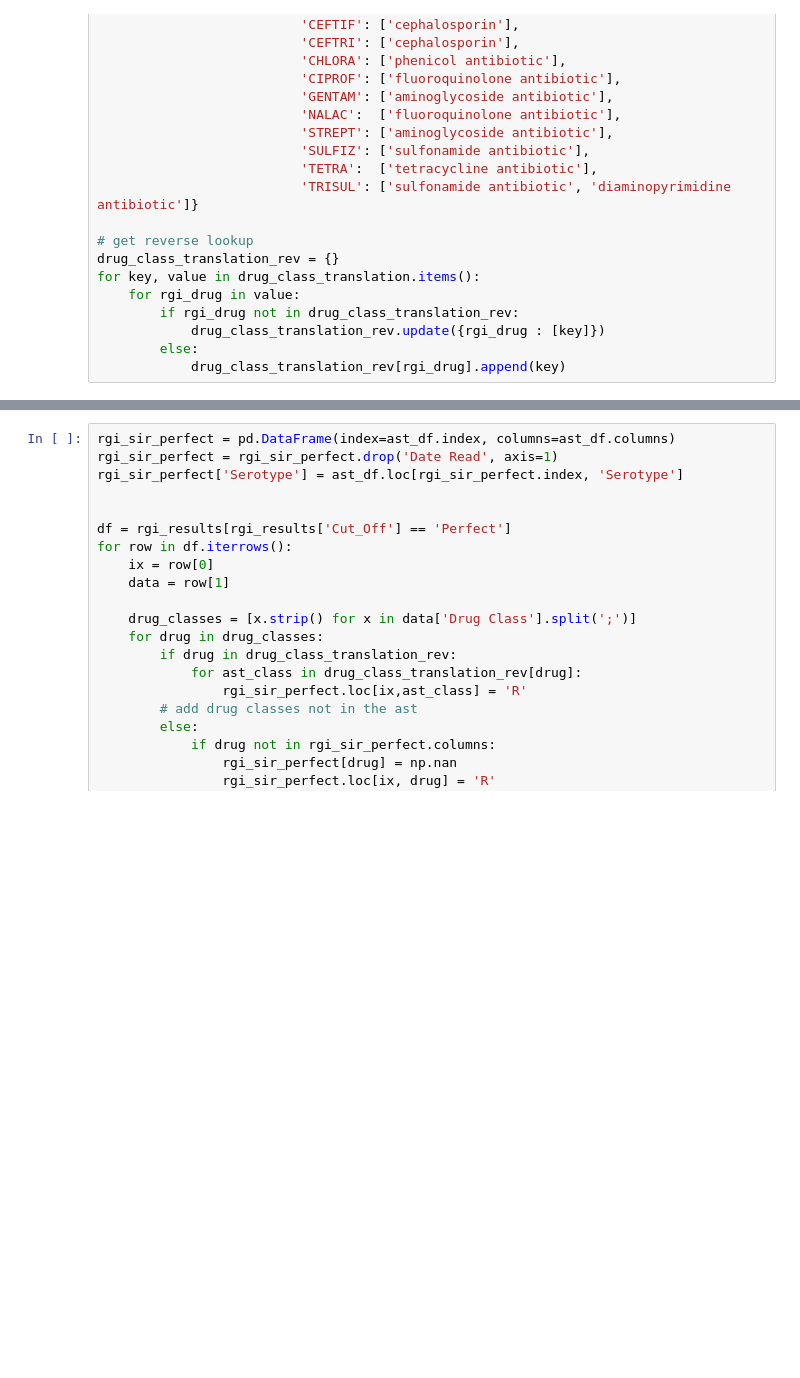
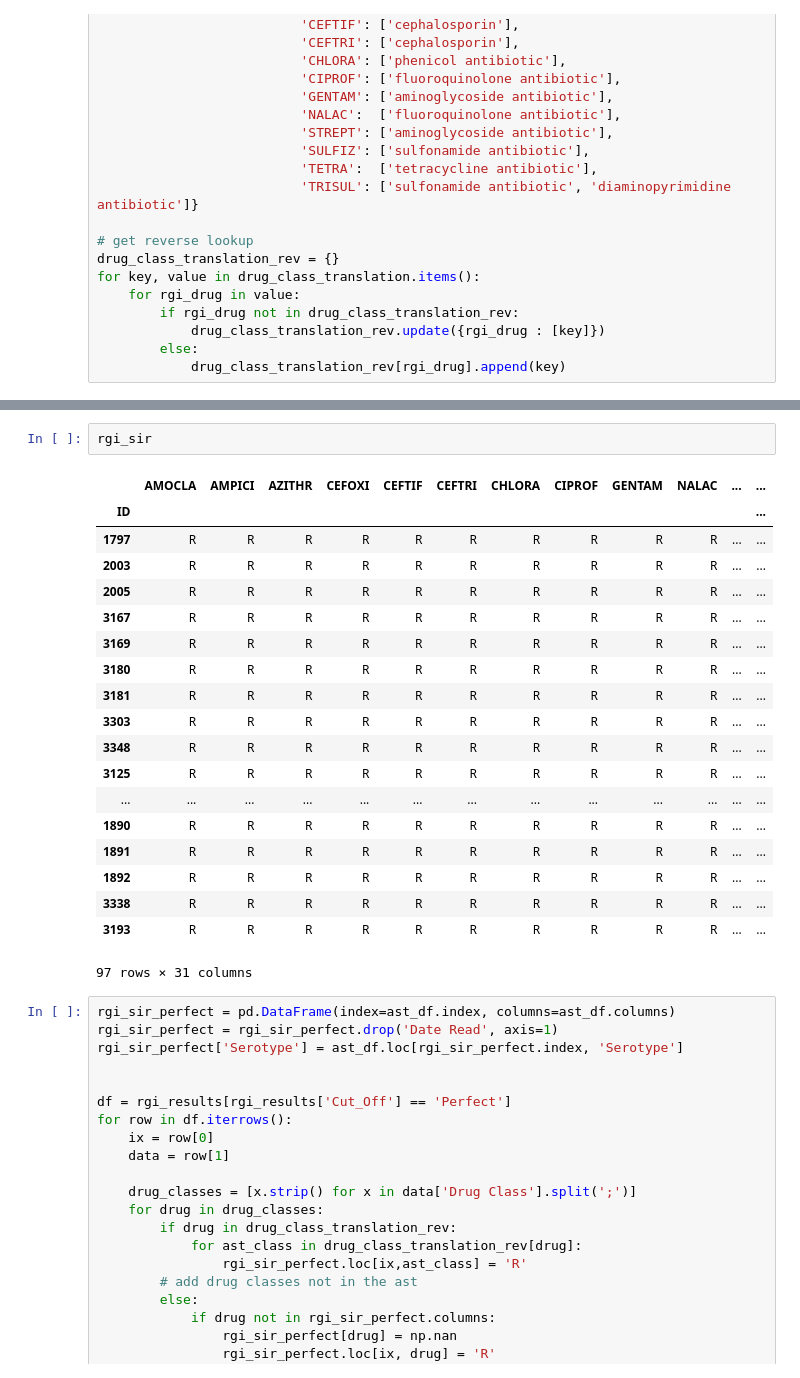
Before and after one commit to fmaguire/aafc_salmonella, a Jupyter notebook: salmonella_analyses.ipynb, the cells around one changed output, grey strips where cells are left out. Drawn from its saved outputs; the diff is of its cells as text; blank space fills up the shorter version.

```diff
--- a/salmonella_analyses.ipynb
+++ b/salmonella_analyses.ipynb
@@ -883,6 +888,28 @@ emrD  missing drug class information
 emrD  missing drug class information
 emrD  missing drug class information
 emrD  missing drug class information
+# %%
+rgi_sir
+# %% [output]
+|  | AMOCLA | AMPICI | AZITHR | CEFOXI | CEFTIF | CEFTRI | CHLORA | CIPROF | GENTAM | NALAC | ... | ... |
+| ID |  |  |  |  |  |  |  |  |  |  |  | ... |
+| 1797 | R | R | R | R | R | R | R | R | R | R | ... | ... |
+| 2003 | R | R | R | R | R | R | R | R | R | R | ... | ... |
+| 2005 | R | R | R | R | R | R | R | R | R | R | ... | ... |
+| 3167 | R | R | R | R | R | R | R | R | R | R | ... | ... |
+| 3169 | R | R | R | R | R | R | R | R | R | R | ... | ... |
+| 3180 | R | R | R | R | R | R | R | R | R | R | ... | ... |
+| 3181 | R | R | R | R | R | R | R | R | R | R | ... | ... |
+| 3303 | R | R | R | R | R | R | R | R | R | R | ... | ... |
+| 3348 | R | R | R | R | R | R | R | R | R | R | ... | ... |
+| 3125 | R | R | R | R | R | R | R | R | R | R | ... | ... |
+| ... | ... | ... | ... | ... | ... | ... | ... | ... | ... | ... | ... | ... |
+| 1890 | R | R | R | R | R | R | R | R | R | R | ... | ... |
+| 1891 | R | R | R | R | R | R | R | R | R | R | ... | ... |
+| 1892 | R | R | R | R | R | R | R | R | R | R | ... | ... |
+| 3338 | R | R | R | R | R | R | R | R | R | R | ... | ... |
+| 3193 | R | R | R | R | R | R | R | R | R | R | ... | ... |
+97 rows × 31 columns
 # %%
 rgi_sir_perfect = pd.DataFrame(index=ast_df.index, columns=ast_df.columns)
 rgi_sir_perfect = rgi_sir_perfect.drop('Date Read', axis=1)
```
Also changed, not shown: parts of 11 cells of this notebook, 10 other files.
